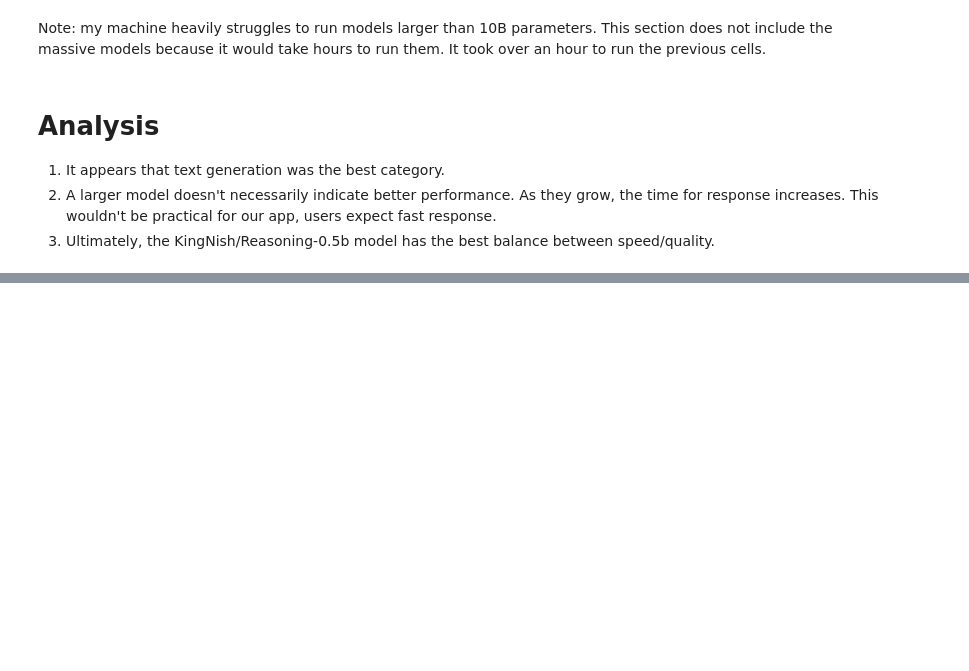
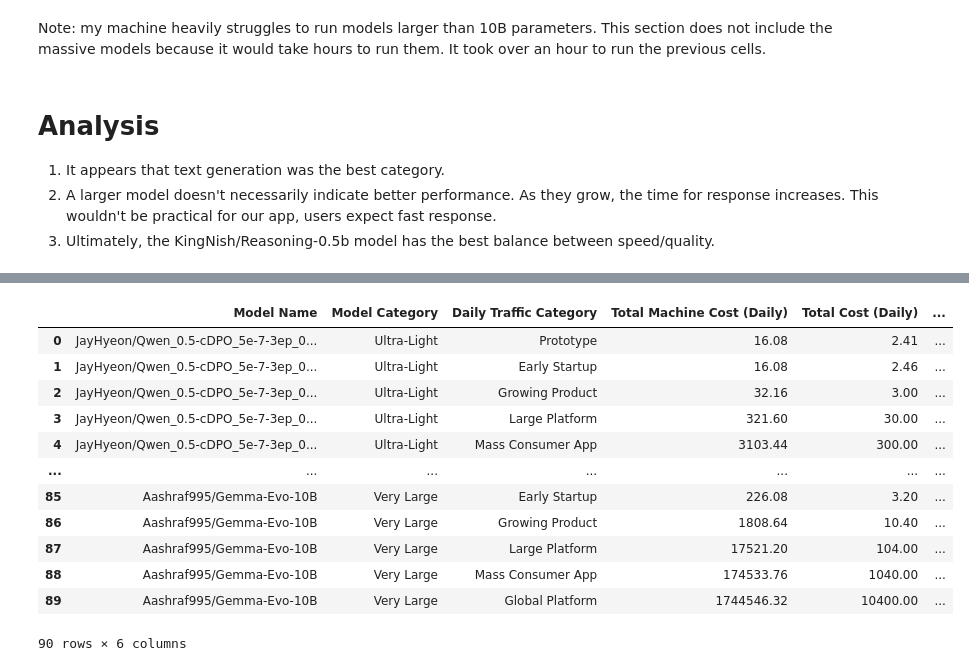
Before and after one commit to henRotunno/8_Knit, a Jupyter notebook: llm-test/multi_model.ipynb, the cells around one changed output, grey strips where cells are left out. Saved outputs shown, nothing was run; the diff lists cells and outputs as text; code cells hidden in the pictures; blank space fills up the shorter version.

```diff
--- a/llm-test/multi_model.ipynb
+++ b/llm-test/multi_model.ipynb
@@ -230,0 +572,50 @@ Note: my machine heavily struggles to run models larger than 10B parameters. Thi
+# %%
+cost_comparison_df = local_hosting_df.merge(
+    api_cost_df,
+    left_on=[
+        "Model Name",
+        "Model Category",
+        "Daily Traffic Category"
+    ],
+    right_on=[
+        "Local LLM Model",
+        "Local Model Category",
+        "Daily Traffic Category"
+    ]
+)
+
+cost_comparison_df["Cheaper Option"] = cost_comparison_df.apply(
+    lambda row: (
+        "Local Hosting"
+        if row["Total Machine Cost (Daily)"] < row["Total Cost (Daily)"]
+        else "API"
+    ),
+    axis=1
+)
+
+comparison_summary = cost_comparison_df[
+    [
+        "Model Name",
+        "Model Category",
+        "Daily Traffic Category",
+        "Total Machine Cost (Daily)",
+        "Total Cost (Daily)",
+        "Cheaper Option",
+    ]
+]
+
+comparison_summary
+# %% [output]
+|  | Model Name | Model Category | Daily Traffic Category | Total Machine Cost (Daily) | Total Cost (Daily) | ... |
+| 0 | JayHyeon/Qwen_0.5-cDPO_5e-7-3ep_0... | Ultra-Light | Prototype | 16.08 | 2.41 | ... |
+| 1 | JayHyeon/Qwen_0.5-cDPO_5e-7-3ep_0... | Ultra-Light | Early Startup | 16.08 | 2.46 | ... |
+| 2 | JayHyeon/Qwen_0.5-cDPO_5e-7-3ep_0... | Ultra-Light | Growing Product | 32.16 | 3.00 | ... |
+| 3 | JayHyeon/Qwen_0.5-cDPO_5e-7-3ep_0... | Ultra-Light | Large Platform | 321.60 | 30.00 | ... |
+| 4 | JayHyeon/Qwen_0.5-cDPO_5e-7-3ep_0... | Ultra-Light | Mass Consumer App | 3103.44 | 300.00 | ... |
+| ... | ... | ... | ... | ... | ... | ... |
+| 85 | Aashraf995/Gemma-Evo-10B | Very Large | Early Startup | 226.08 | 3.20 | ... |
+| 86 | Aashraf995/Gemma-Evo-10B | Very Large | Growing Product | 1808.64 | 10.40 | ... |
+| 87 | Aashraf995/Gemma-Evo-10B | Very Large | Large Platform | 17521.20 | 104.00 | ... |
+| 88 | Aashraf995/Gemma-Evo-10B | Very Large | Mass Consumer App | 174533.76 | 1040.00 | ... |
+| 89 | Aashraf995/Gemma-Evo-10B | Very Large | Global Platform | 1744546.32 | 10400.00 | ... |
+90 rows × 6 columns
```
Also changed, not shown: parts of 17 cells of this notebook.
